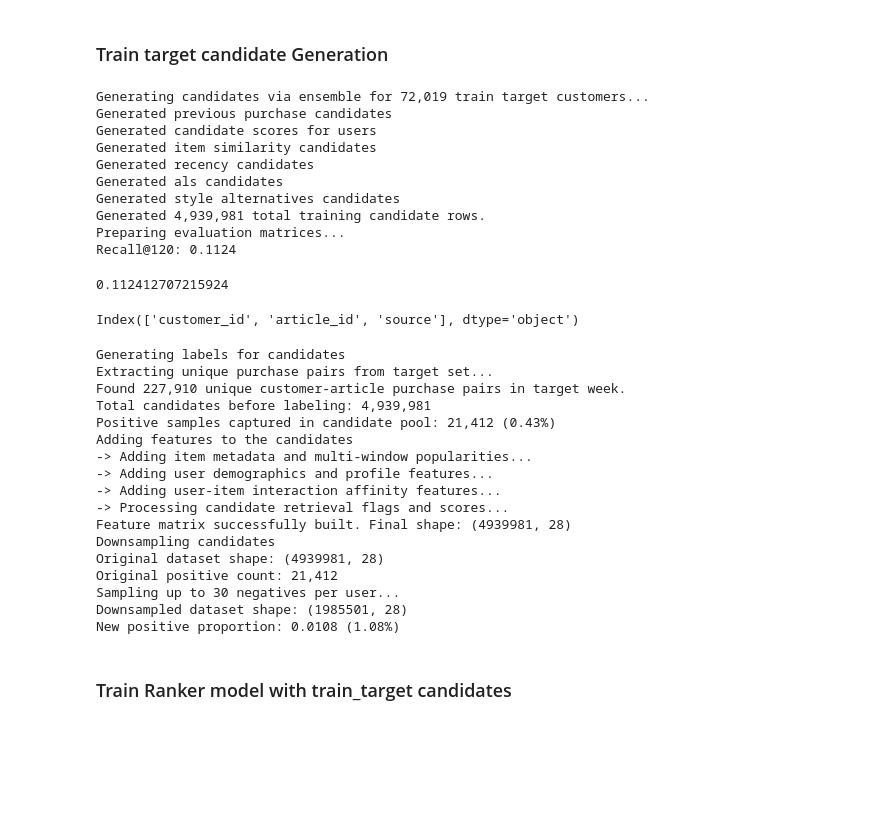
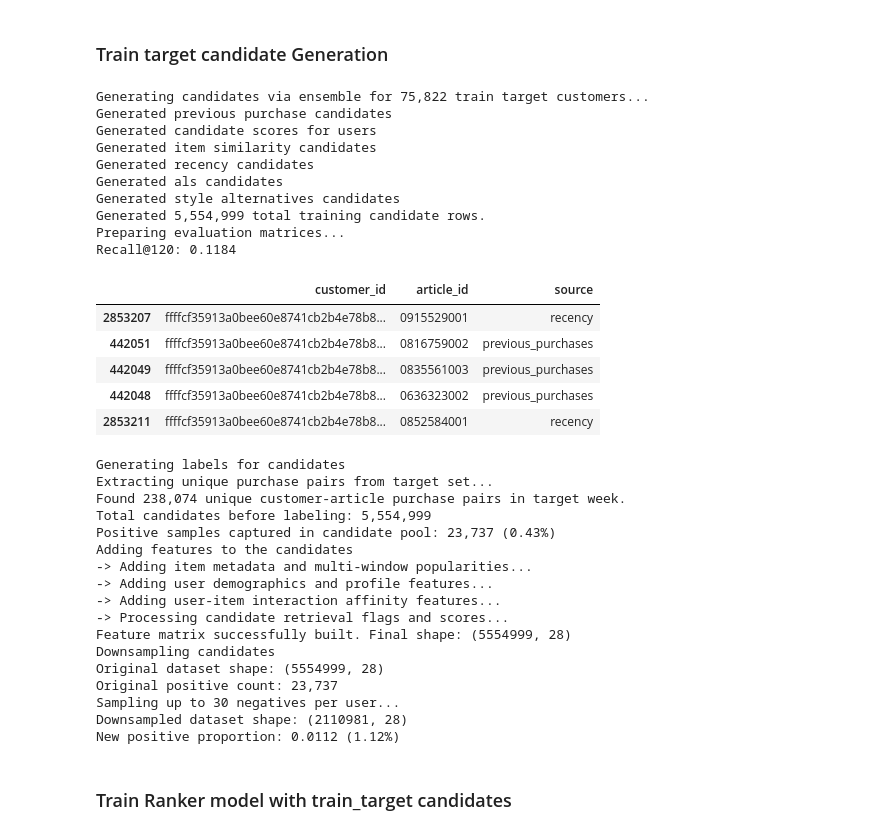
Before and after one commit to GayathriRenganathan/hm-fashion-recommendation, a Jupyter notebook: notebooks/hm_recommendation.ipynb, the cells around one changed output. Drawn from its saved outputs; the diff is of its cells as text; code cells hidden in the pictures; blank space fills up the shorter version.

```diff
--- a/notebooks/hm_recommendation.ipynb
+++ b/notebooks/hm_recommendation.ipynb
@@ -471,0 +61,7 @@ Recall@20: 0.0085
+# %%
+# week 2 is the latest week in the training data, so we will use it as the target week for training the ranker model.
+# The transactions from week 2 will be used to create the labels for our training data, while the transactions from weeks 3 to 104 will be used as the historical data for generating candidates.
+
+train_target_week = train_transactions['week'].min() # week 2
+train_target_tx = train_transactions[train_transactions['week'] == train_target_week] # week 2
+train_history_tx = train_transactions[train_transactions['week'] > train_target_week] # Weeks 3 to 104
@@ -477,19 +92,18 @@ Recall@20: 0.0085
 train_target_customers = train_target_tx['customer_id'].unique()
 
 generators_config = {
-    "previous_purchases": (PreviousPurchases, {"lookback_weeks": 13, "k": 15}),
+    "previous_purchases": (PreviousPurchases, {"lookback_weeks": 12, "k": 15}),
     "item_similarity": (
         ItemSimilarityCandidates,
         {
-            "lookback_weeks": 7,
+            "lookback_weeks": 6,
             "min_item_frequency": 30,
-            "neighbors": 10,
             "k": 25
         },
     ),
-    "recency": (RecencyCandidates, {"lookback_weeks": 13, "k": 20}),
+    "recency": (RecencyCandidates, {"lookback_weeks": 12, "k": 20}),
     "als": (ALSCandidates, {"model_path": als_train_history_file_path, "k": 40}),
-    "same_product_color": (SameProductColorCandidates, {"lookback_weeks": 13, "k": 20})
+    "same_product_color": (SameProductColorCandidates, {"lookback_weeks": 12, "k": 20})
 }
 ensemble = CandidateGeneratorEnsemble(
     transactions=train_history_tx, articles=articles, generators=generators_config
@@ -504,25 +118,29 @@ train_target_recs_df = ensemble.generate(users=train_target_customers)
 
 print(f"Generated {len(train_target_recs_df):,} total training candidate rows.")
 evaluate_candidates(train_target_recs_df, train_target_tx, k=120)
+train_target_recs_df.to_parquet(cleaned_df_folder + "/candidates_train.parquet", index=False)
 # %% [output]
-Generating candidates via ensemble for 72,019 train target customers...
+Generating candidates via ensemble for 75,822 train target customers...
 Generated previous purchase candidates
 Generated candidate scores for users
 Generated item similarity candidates
 Generated recency candidates
 Generated als candidates
 Generated style alternatives candidates
-Generated 4,939,981 total training candidate rows.
+Generated 5,554,999 total training candidate rows.
 Preparing evaluation matrices...
-Recall@120: 0.1124
+Recall@120: 0.1184
-0.112412707215924
 # %%
-train_target_recs_df.columns
+train_target_recs_df.head()
 # %% [output]
-Index(['customer_id', 'article_id', 'source'], dtype='object')
+|  | customer_id | article_id | source |
+| 2853207 | ffffcf35913a0bee60e8741cb2b4e78b8... | 0915529001 | recency |
+| 442051 | ffffcf35913a0bee60e8741cb2b4e78b8... | 0816759002 | previous_purchases |
+| 442049 | ffffcf35913a0bee60e8741cb2b4e78b8... | 0835561003 | previous_purchases |
+| 442048 | ffffcf35913a0bee60e8741cb2b4e78b8... | 0636323002 | previous_purchases |
+| 2853211 | ffffcf35913a0bee60e8741cb2b4e78b8... | 0852584001 | recency |
 # %%
 
-train_target_recs_df.to_parquet(cleaned_df_folder + "/candidates_train.parquet", index=False)
 # Create labels using the training target week transactions
 print("Generating labels for candidates")
 train_labelled = create_labels(train_target_recs_df, train_target_tx)
@@ -542,21 +160,21 @@ train_downsampled.to_parquet(cleaned_df_folder + "/train_candidates_downsampled.
 # %% [output]
 Generating labels for candidates
 Extracting unique purchase pairs from target set...
-Found 227,910 unique customer-article purchase pairs in target week.
-Total candidates before labeling: 4,939,981
-Positive samples captured in candidate pool: 21,412 (0.43%)
+Found 238,074 unique customer-article purchase pairs in target week.
+Total candidates before labeling: 5,554,999
+Positive samples captured in candidate pool: 23,737 (0.43%)
 Adding features to the candidates
 -> Adding item metadata and multi-window popularities...
 -> Adding user demographics and profile features...
 -> Adding user-item interaction affinity features...
 -> Processing candidate retrieval flags and scores...
-Feature matrix successfully built. Final shape: (4939981, 28)
+Feature matrix successfully built. Final shape: (5554999, 28)
 Downsampling candidates
-Original dataset shape: (4939981, 28)
-Original positive count: 21,412
+Original dataset shape: (5554999, 28)
+Original positive count: 23,737
 Sampling up to 30 negatives per user...
-Downsampled dataset shape: (1985501, 28)
-New positive proportion: 0.0108 (1.08%)
+Downsampled dataset shape: (2110981, 28)
+New positive proportion: 0.0112 (1.12%)
 # %% [markdown]
 ### Train Ranker model with train_target candidates
 # %%
```
Also changed, not shown: parts of 45 cells of this notebook, 10 other files.
